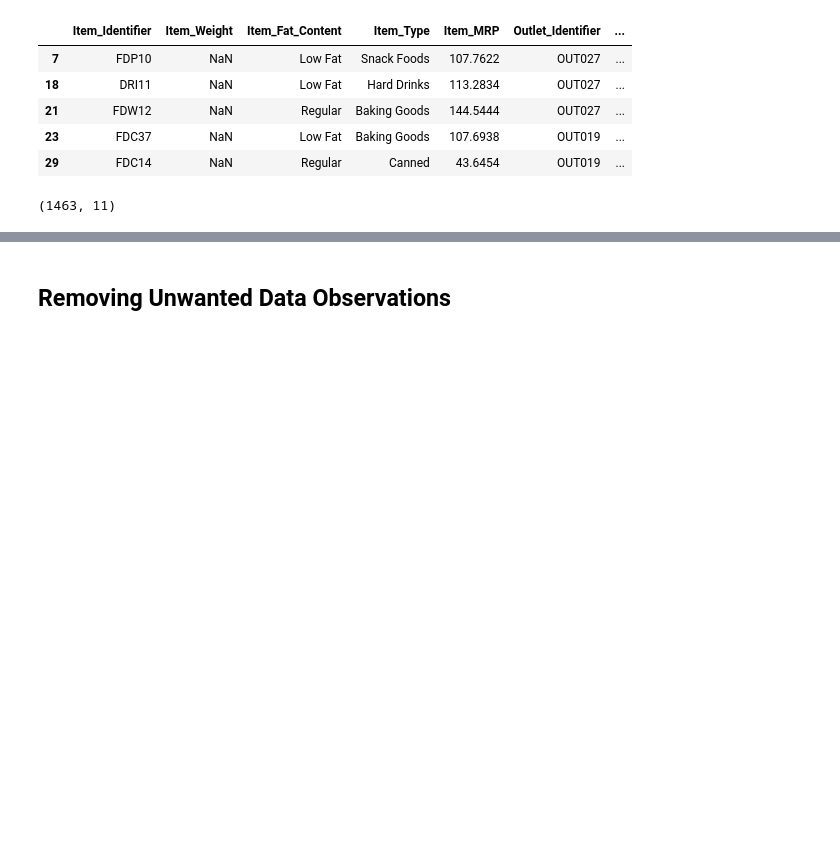
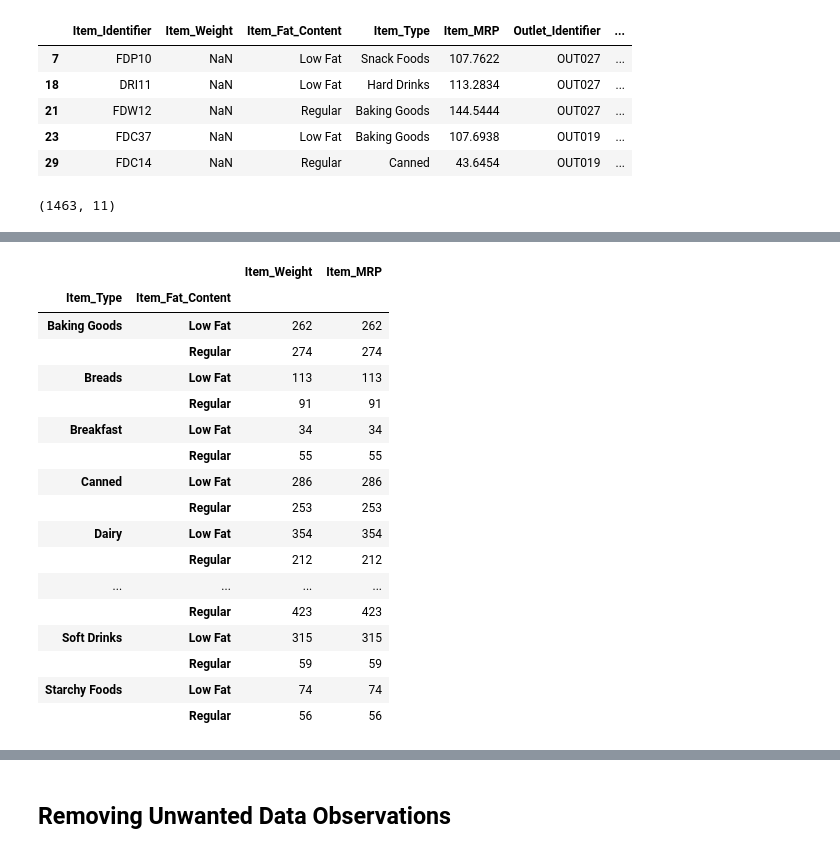
Before and after one commit to janaeam/food-sales-predictions, a Jupyter notebook: Data_Cleaning.ipynb, the cells around one changed output, grey strips where cells are left out. Saved outputs shown, nothing was run; the diff lists cells and outputs as text; code cells hidden in the pictures; blank space fills up the shorter version.

```diff
--- a/Data_Cleaning.ipynb
+++ b/Data_Cleaning.ipynb
@@ -519,0 +576,21 @@ sales[weight_missing].shape
+# %%
+sales.loc[~weight_missing, :].groupby(['Item_Type','Item_Fat_Content'])[['Item_Weight','Item_MRP']].count()
+# %% [output]
+|  |  | Item_Weight | Item_MRP |
+| Item_Type | Item_Fat_Content |  |  |
+| Baking Goods | Low Fat | 262 | 262 |
+|  | Regular | 274 | 274 |
+| Breads | Low Fat | 113 | 113 |
+|  | Regular | 91 | 91 |
+| Breakfast | Low Fat | 34 | 34 |
+|  | Regular | 55 | 55 |
+| Canned | Low Fat | 286 | 286 |
+|  | Regular | 253 | 253 |
+| Dairy | Low Fat | 354 | 354 |
+|  | Regular | 212 | 212 |
+| ... | ... | ... | ... |
+|  | Regular | 423 | 423 |
+| Soft Drinks | Low Fat | 315 | 315 |
+|  | Regular | 59 | 59 |
+| Starchy Foods | Low Fat | 74 | 74 |
+|  | Regular | 56 | 56 |
```
Also changed, not shown: parts of 16 cells of this notebook.
